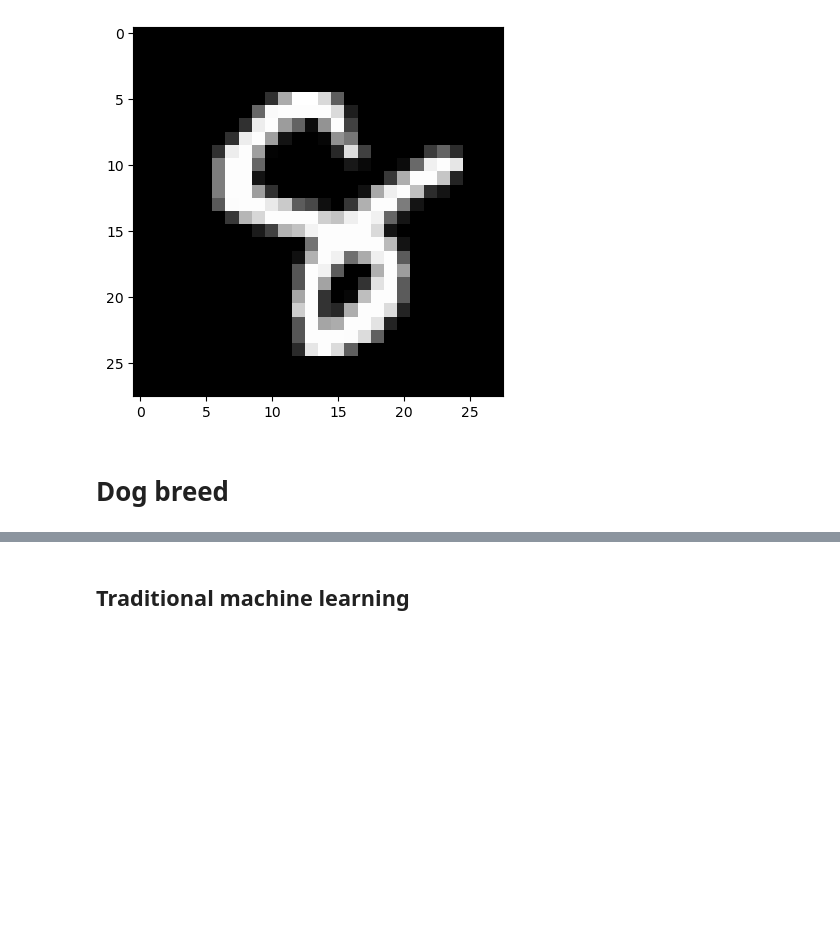
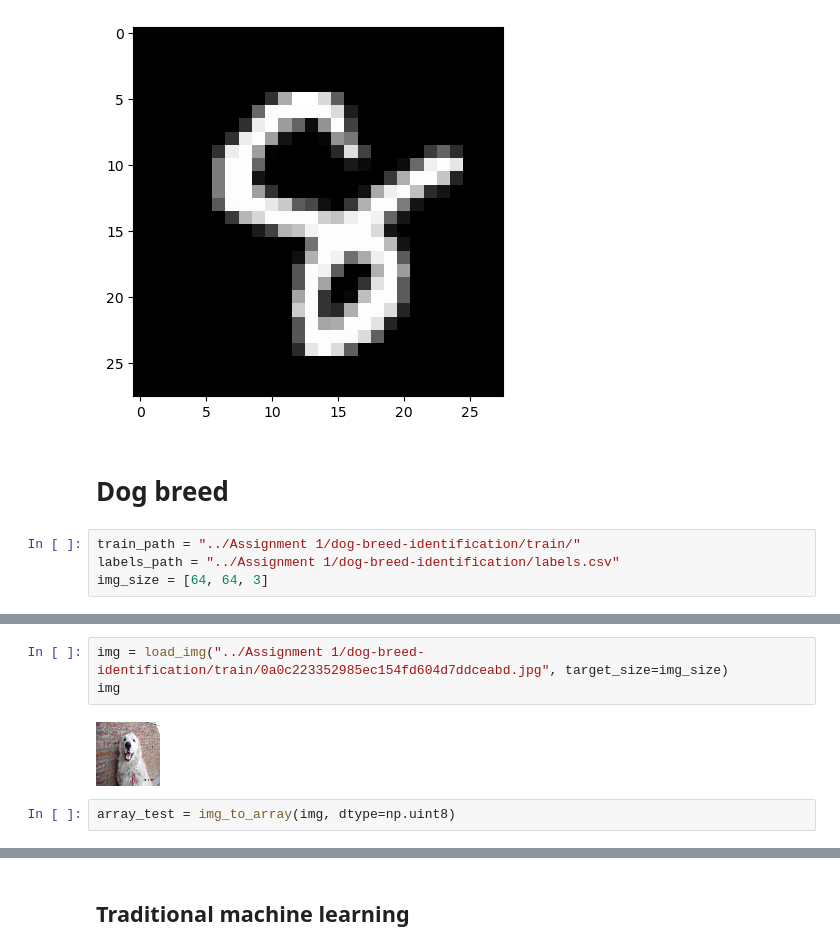
Before and after one commit to raydiwill/Computer-Vision-DSA-2023, a Jupyter notebook: Assignment 1/KhanhDuong_TRAN_Assignment_1.ipynb, the cells around one changed output, grey strips where cells are left out. Saved outputs shown, nothing was run; the diff lists cells and outputs as text; blank space fills up the shorter version.

```diff
--- a/Assignment 1/KhanhDuong_TRAN_Assignment_1.ipynb
+++ b/Assignment 1/KhanhDuong_TRAN_Assignment_1.ipynb
@@ -153,3 +177,7 @@ The digit is 8
 [figure]
 # %% [markdown]
 # Dog breed
+# %%
+train_path = "../Assignment 1/dog-breed-identification/train/"
+labels_path = "../Assignment 1/dog-breed-identification/labels.csv"
+img_size = [64, 64, 3]
@@ -155,0 +257,7 @@ The digit is 8
+# %%
+img = load_img("../Assignment 1/dog-breed-identification/train/0a0c223352985ec154fd604d7ddceabd.jpg", target_size=img_size)
+img
+# %% [output]
+[figure, added]
+# %%
+array_test = img_to_array(img, dtype=np.uint8)
```
Also changed, not shown: parts of 28 cells of this notebook.
